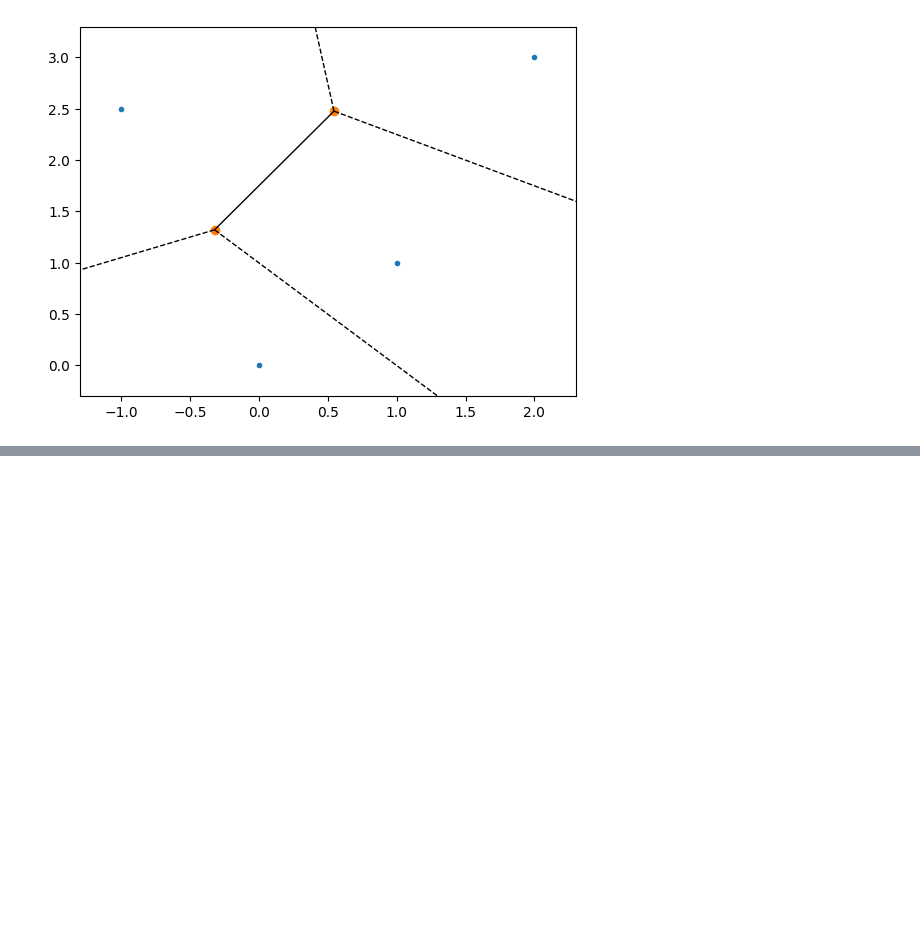
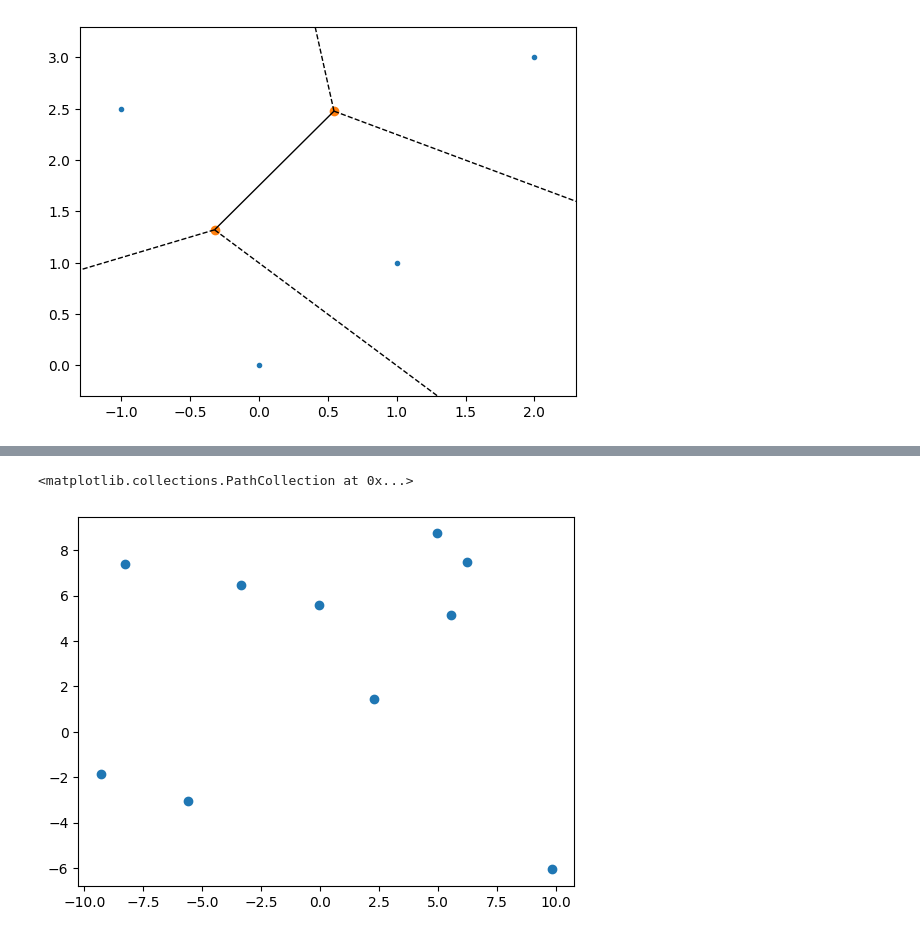
Before and after one commit to ReptilianEye/Voronoi-Diagram, a Jupyter notebook: test.ipynb, the cells around one changed output, grey strips where cells are left out. Saved outputs shown, nothing was run; the diff lists cells and outputs as text; code cells hidden in the pictures; blank space fills up the shorter version.

```diff
--- a/test.ipynb
+++ b/test.ipynb
@@ -211,0 +130,17 @@ Point(x=2, y=3) lefte: None , righte: Edge(start=Point(x=-1, y=11.75), dir=(-14.
+# %%
+points = [
+    [4.96831207, 8.73658474],
+    [6.22802217, 7.48316626],
+    [-8.29046443,  7.37948215],
+    [-3.37043045,  6.46386103],
+    [-0.07248632,  5.59788407],
+    [5.52752604, 5.14825604],
+    [2.28804169, 1.45765516],
+    [-9.30751046, -1.86483428],
+    [-5.62135049, -3.04411673],
+    [9.81332147, -6.06372514],]
+# %%
+plt.scatter(*zip(*points))
+# %% [output]
+<matplotlib.collections.PathCollection at 0x...>
+[figure, added]
```
Also changed, not shown: parts of 24 cells of this notebook, 8 other files.
